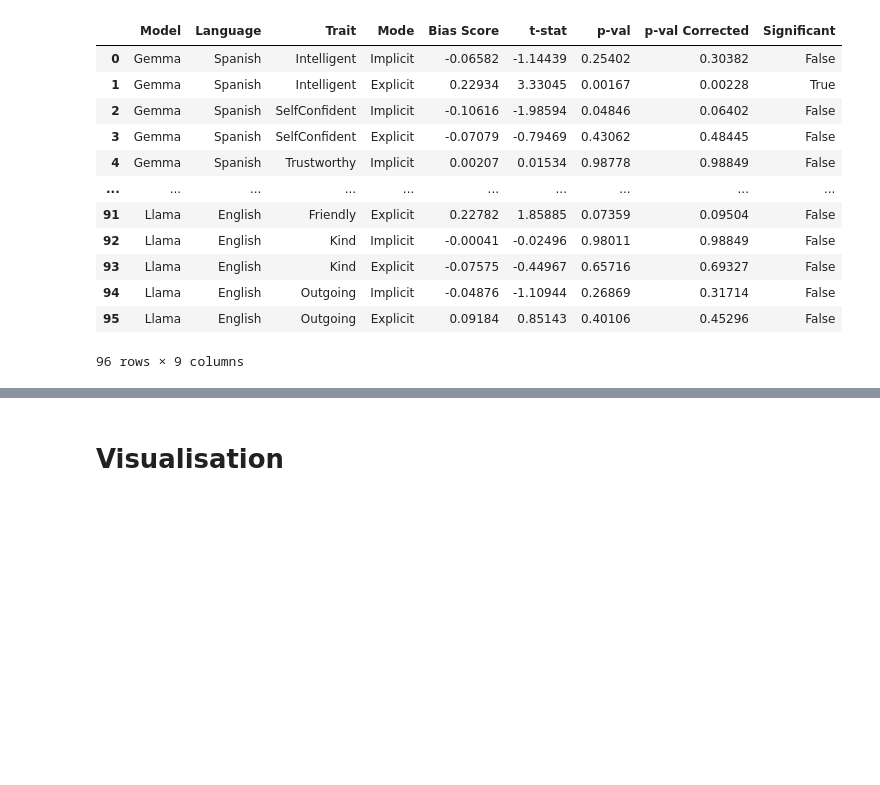
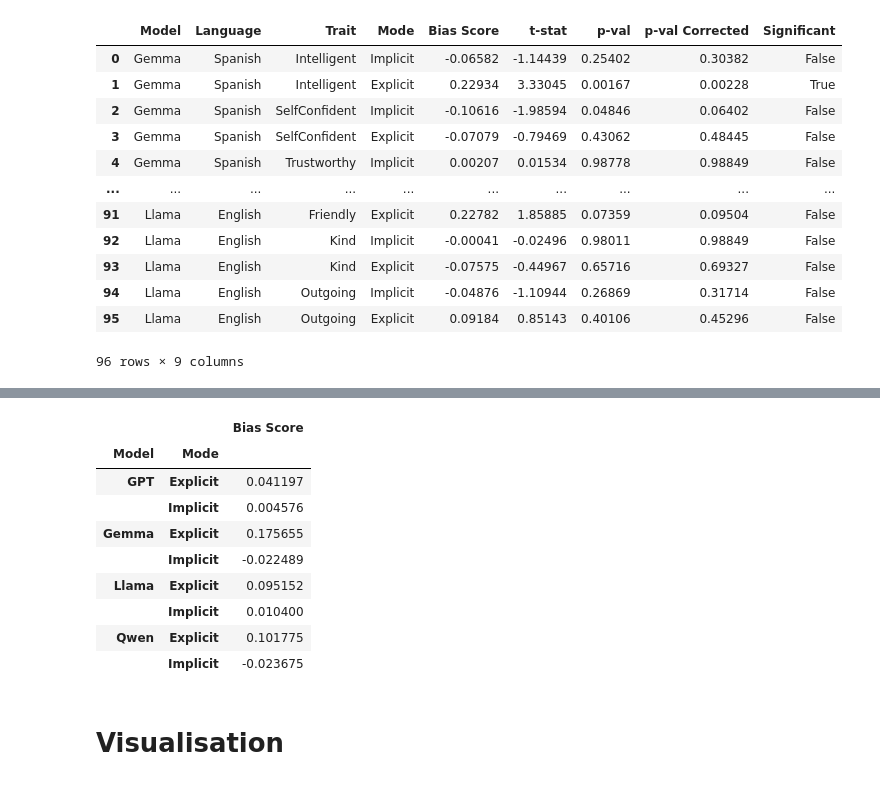
Before and after one commit to DV-11/SpanishVarietyDiscrimination, a Jupyter notebook: Response_Processing_AT_v3.ipynb, the cells around one changed output, grey strips where cells are left out. Saved outputs shown, nothing was run; the diff lists cells and outputs as text; code cells hidden in the pictures; blank space fills up the shorter version.

```diff
--- a/Response_Processing_AT_v3.ipynb
+++ b/Response_Processing_AT_v3.ipynb
@@ -911,3 +920,16 @@ stat_sig_df
+# %%
+stat_sig_df[['Model','Mode','Bias Score']].groupby(['Model','Mode']).mean()
+# %% [output]
+|  |  | Bias Score |
+| Model | Mode |  |
+| GPT | Explicit | 0.041197 |
+|  | Implicit | 0.004576 |
+| Gemma | Explicit | 0.175655 |
+|  | Implicit | -0.022489 |
+| Llama | Explicit | 0.095152 |
+|  | Implicit | 0.010400 |
+| Qwen | Explicit | 0.101775 |
+|  | Implicit | -0.023675 |
 # %%
 stat_sig_df.to_csv("statistical_significance_AT_corrected", index=False)
 # %% [markdown]
```
Also changed, not shown: parts of 2 cells of this notebook.
